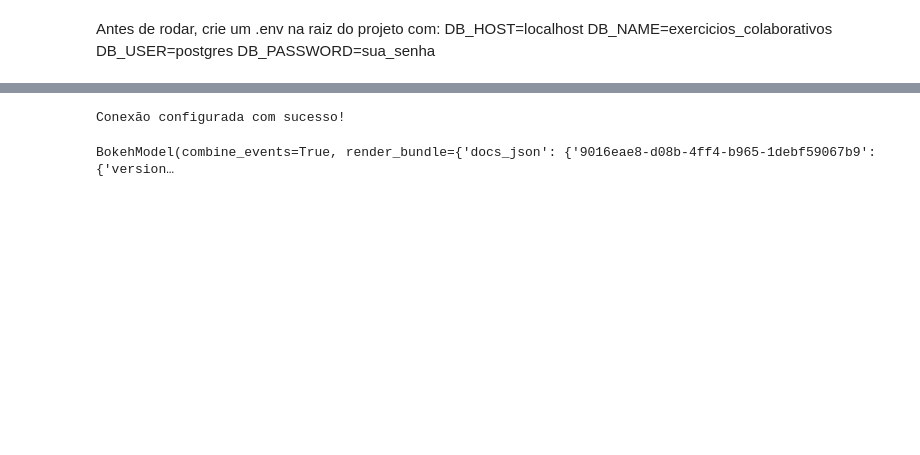
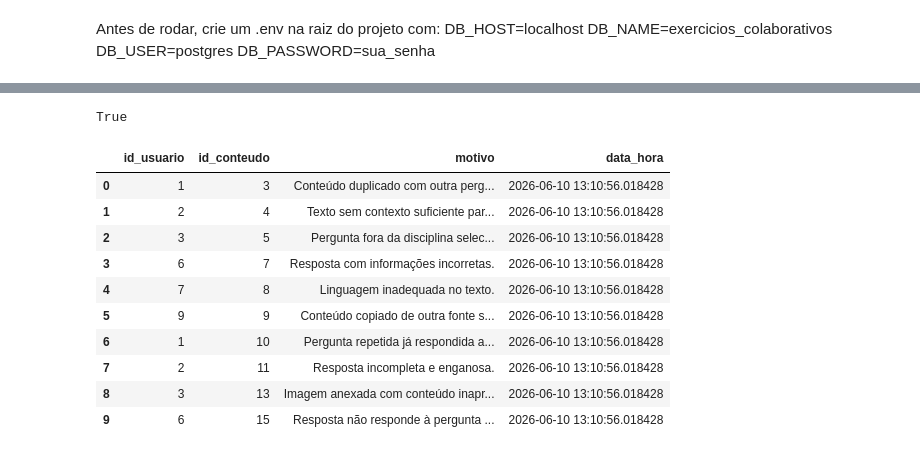
Before and after one commit to grazyelelima/trabalho-fbd, a Jupyter notebook: src/telas_membros/Joao/CRUDE2.ipynb, the cells around one changed output, grey strips where cells are left out. Cells and saved outputs as stored; diff of their text form; code cells hidden in the pictures; blank space fills up the shorter version.

```diff
--- a/src/telas_membros/Joao/CRUDE2.ipynb
+++ b/src/telas_membros/Joao/CRUDE2.ipynb
@@ -46,17 +21,6 @@ BokehModel(combine_events=True, render_bundle={'docs_json': {'cd79fce0-e2d5-47a6
 # %%
+# Carrega as variaveis do arquivo .env
 load_dotenv()
-
-# Lê as variáveis de ambiente
-DB_HOST = os.getenv('DB_HOST')
-DB_NAME = os.getenv('DB_NAME')
-DB_USER = os.getenv('DB_USER')
-DB_PASS = os.getenv('DB_PASSWORD')
-
-# Cria a string de conexão para o PostgreSQL
-cnx = f'postgresql://{DB_USER}:{DB_PASS}@{DB_HOST}/{DB_NAME}'
-engine = create_engine(cnx)
-
-print("Conexão configurada com sucesso!")
 # %% [output]
-Conexão configurada com sucesso!
+True
 # %%
@@ -197,29 +44,21 @@ def criar_graficos_pandas(event=None):
 # %%
-# Montagem da aba de gerenciamento (CRUD)
-layout_crud = pn.Row(
-    pn.Column(
-        '### Painel de Moderação de Conteúdo (RF09)',
-        id_denuncia_alvo, id_autor, motivo, status_analise,
-        '**Vínculo (Preencha pelo menos um)**',
-        id_pergunta, id_resposta,
-        pn.Row(buttonConsultar, buttonInserir),
-        pn.Row(buttonAtualizar, buttonExcluir),
-        width=320
-    ),
-    pn.Column(interactive_table),
-    name="Moderar Conteúdo"
-)
+# Executa a consulta SQL para buscar todos os
+# registros da tabela 'Denuncia' no banco PostgreSQL
+# e carrega o resultado em um DataFrame do pandas
 
-# Vincula a atualização do dashboard ao botão de inserção
-layout_dashboard = pn.bind(criar_graficos_pandas, buttonInserir)
+query = "select * from Denuncia;"
+df = pd.read_sql_query(query, cnx)
 
-# Junção das abas
-aba_principal = pn.Tabs(
-    layout_crud,
-    ("Dashboard Moderação", layout_dashboard)
-)
-
-# Renderiza o painel diretamente no Notebook
-aba_principal
+df
 # %% [output]
-BokehModel(combine_events=True, render_bundle={'docs_json': {'9016eae8-d08b-4ff4-b965-1debf59067b9': {'version…
+|  | id_usuario | id_conteudo | motivo | data_hora |
+| 0 | 1 | 3 | Conteúdo duplicado com outra perg... | 2026-06-10 13:10:56.018428 |
+| 1 | 2 | 4 | Texto sem contexto suficiente par... | 2026-06-10 13:10:56.018428 |
+| 2 | 3 | 5 | Pergunta fora da disciplina selec... | 2026-06-10 13:10:56.018428 |
+| 3 | 6 | 7 | Resposta com informações incorretas. | 2026-06-10 13:10:56.018428 |
+| 4 | 7 | 8 | Linguagem inadequada no texto. | 2026-06-10 13:10:56.018428 |
+| 5 | 9 | 9 | Conteúdo copiado de outra fonte s... | 2026-06-10 13:10:56.018428 |
+| 6 | 1 | 10 | Pergunta repetida já respondida a... | 2026-06-10 13:10:56.018428 |
+| 7 | 2 | 11 | Resposta incompleta e enganosa. | 2026-06-10 13:10:56.018428 |
+| 8 | 3 | 13 | Imagem anexada com conteúdo inapr... | 2026-06-10 13:10:56.018428 |
+| 9 | 6 | 15 | Resposta não responde à pergunta ... | 2026-06-10 13:10:56.018428 |
```
Also changed, not shown: parts of 12 cells of this notebook, 1 other file.
